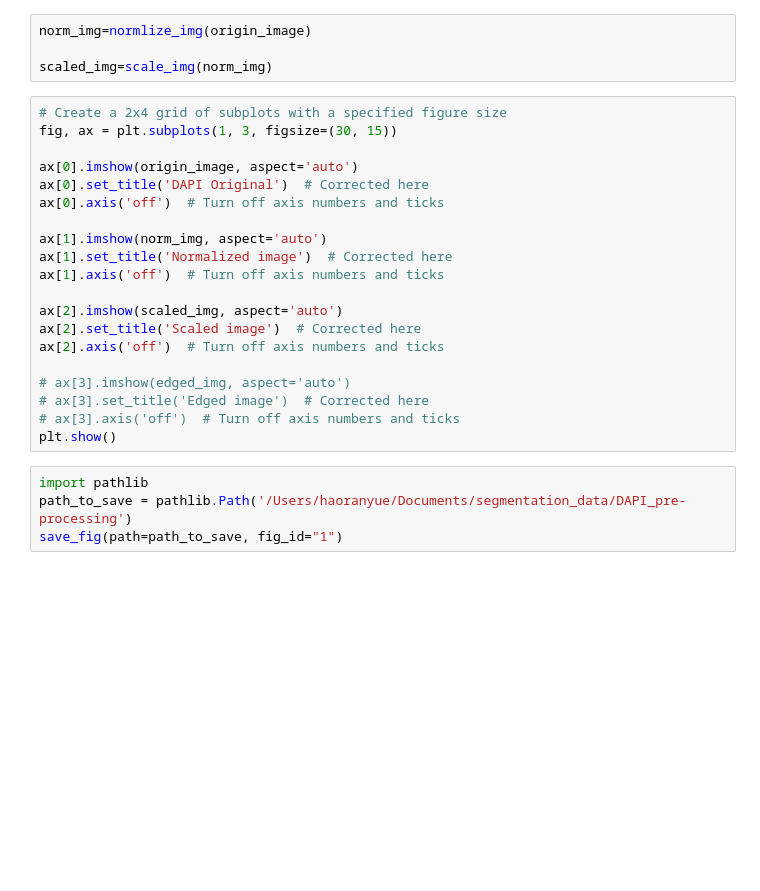
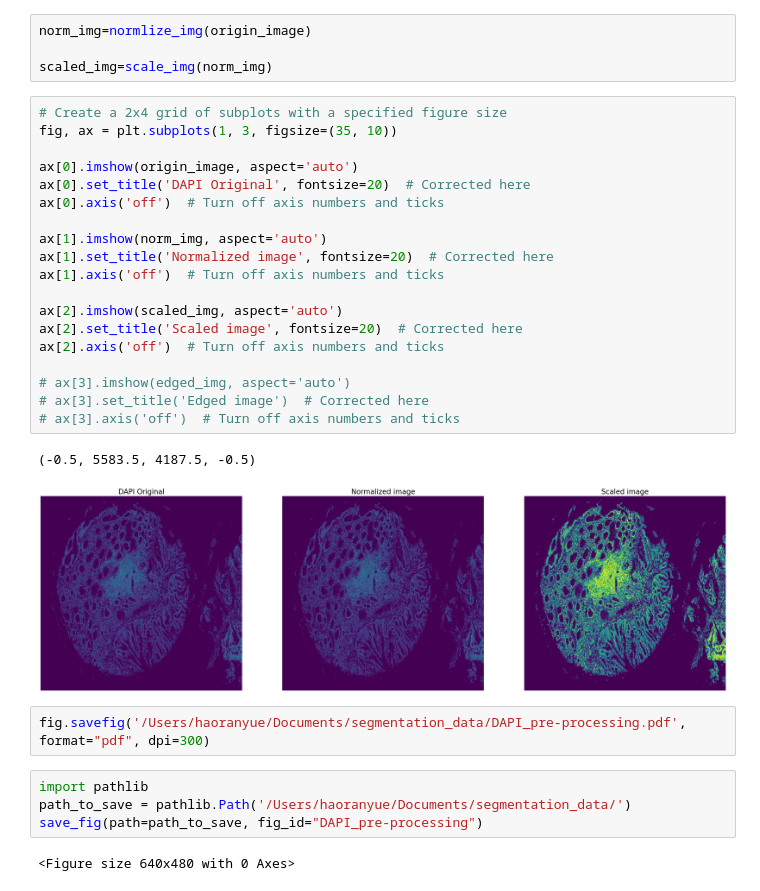
Before and after one commit to HaoranYueRyan/Segmentation_p269, a Jupyter notebook: gen_figs.ipynb, the cells around one changed output. Saved outputs shown, nothing was run; the diff lists cells and outputs as text; blank space fills up the shorter version.

```diff
--- a/gen_figs.ipynb
+++ b/gen_figs.ipynb
@@ -14,25 +19,31 @@ norm_img=normlize_img(origin_image)
 scaled_img=scale_img(norm_img)
 # %%
 # Create a 2x4 grid of subplots with a specified figure size
-fig, ax = plt.subplots(1, 3, figsize=(30, 15))
+fig, ax = plt.subplots(1, 3, figsize=(35, 10))
 
 ax[0].imshow(origin_image, aspect='auto')
-ax[0].set_title('DAPI Original')  # Corrected here
+ax[0].set_title('DAPI Original', fontsize=20)  # Corrected here
 ax[0].axis('off')  # Turn off axis numbers and ticks
 
 ax[1].imshow(norm_img, aspect='auto')
-ax[1].set_title('Normalized image')  # Corrected here
+ax[1].set_title('Normalized image', fontsize=20)  # Corrected here
 ax[1].axis('off')  # Turn off axis numbers and ticks
 
 ax[2].imshow(scaled_img, aspect='auto')
-ax[2].set_title('Scaled image')  # Corrected here
+ax[2].set_title('Scaled image', fontsize=20)  # Corrected here
 ax[2].axis('off')  # Turn off axis numbers and ticks
 
 # ax[3].imshow(edged_img, aspect='auto')
 # ax[3].set_title('Edged image')  # Corrected here
 # ax[3].axis('off')  # Turn off axis numbers and ticks
-plt.show()
+# %% [output]
+(-0.5, 5583.5, 4187.5, -0.5)
+[figure, added]
+# %%
+fig.savefig('/Users/haoranyue/Documents/segmentation_data/DAPI_pre-processing.pdf', format="pdf", dpi=300)
 # %%
 import pathlib
-path_to_save = pathlib.Path('/Users/haoranyue/Documents/segmentation_data/DAPI_pre-processing')
-save_fig(path=path_to_save, fig_id="1")
+path_to_save = pathlib.Path('/Users/haoranyue/Documents/segmentation_data/')
+save_fig(path=path_to_save, fig_id="DAPI_pre-processing")
+# %% [output]
+<Figure size 640x480 with 0 Axes>
```
Also changed, not shown: parts of 1 cell of this notebook, 2 other files.
